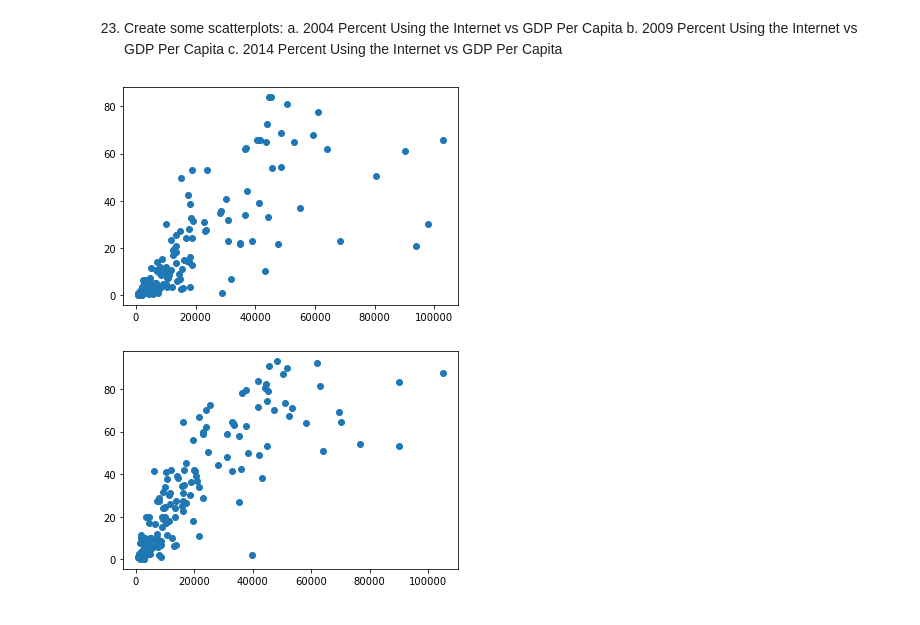
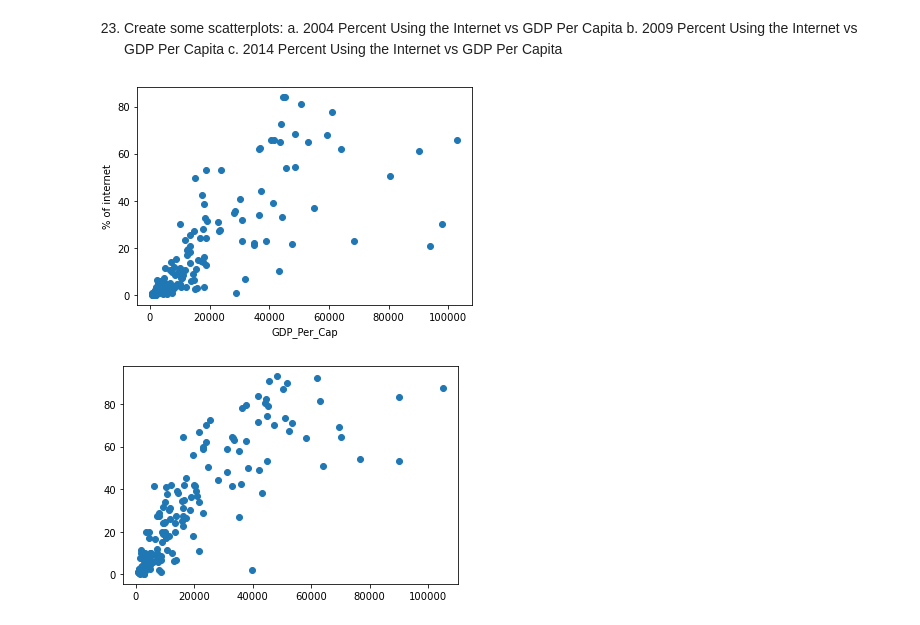
Before and after one commit to Cuiweiyi/gdp-and-internet-usage-Cuiweiyi, a Jupyter notebook: notebooks/Setup for the gdp_percap.ipynb, the cells around one changed output. Cells and saved outputs as stored; diff of their text form; code cells hidden in the pictures.

```diff
--- a/notebooks/Setup for the gdp_percap.ipynb
+++ b/notebooks/Setup for the gdp_percap.ipynb
@@ -337,9 +337,11 @@ c. 2014 Percent Using the Internet vs GDP Per Capita
 # %%
 # Plot for 04
 plt.scatter(gdpi_04.GDP_Per_Capita, gdpi_04.Internet_Users_Pct)
+plt.xlabel('GDP_Per_Cap')
+plt.ylabel('% of internet')
 plt.show()
 # %% [output]
-[figure, old version]
+[figure, new version]
 # %%
 #Plot for 09
 plt.scatter(gdpi_09.GDP_Per_Capita, gdpi_09.Internet_Users_Pct)
```
Also changed, not shown: parts of 1 cell of this notebook.
